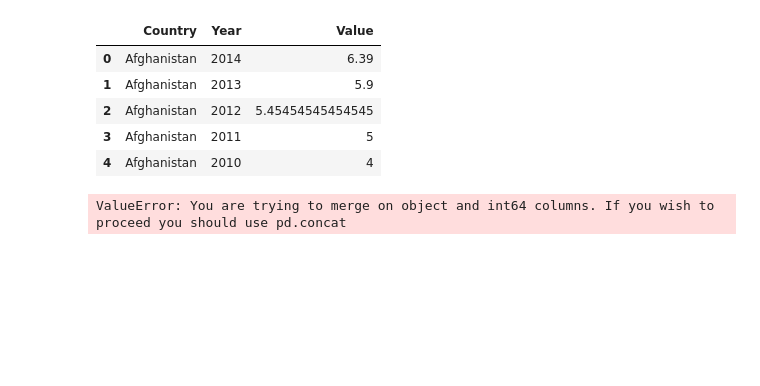
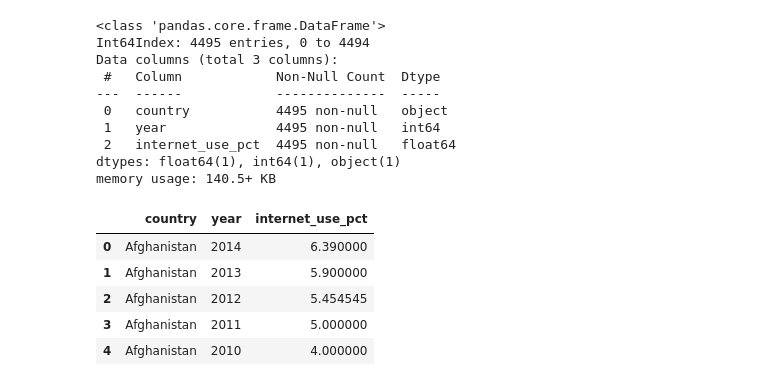
Before and after one commit to nss-data-science-cohort-5/un_exploration-bdfinlayson, a Jupyter notebook: slides.ipynb, the cells around one changed output. Drawn from its saved outputs; the diff is of its cells as text; code cells hidden in the pictures; blank space fills up the shorter version.

```diff
--- a/slides.ipynb
+++ b/slides.ipynb
@@ -43,44 +106,49 @@ gdp_df.head()
 # %%
 def is_year_filter(obj):
 	try:
 		datetime.strptime(obj, '%Y')
 		return obj
 	except Exception:
 		# print(f'{obj} is not a year')
 		return
 
 def is_numeric_filter(obj):
 	try:
 		float(obj)
 		return obj
 	except Exception:
 		# print(f'{obj} is not a number')
 		return
 
-internet_df = pd.read_csv(
+internet = pd.read_csv(
 	'data/internet_use.csv',
 	converters=
 	{
 		'Year': is_year_filter,
 		'Value': is_numeric_filter
 	})\
 	.dropna(subset=['Year', 'Value'])\
 	.drop(columns=['Value Footnotes'])\
-	.rename(columns={'Country or Area': 'Country'})
+	.rename(columns={'Country or Area': 'Country', 'Value': 'internet_use_pct'})\
+	.rename(columns=str.lower)\
+	.astype({'year': int, 'internet_use_pct': float})
 
-internet_df.head()
+internet.info()
+internet.head()
 # %% [output]
+<class 'pandas.core.frame.DataFrame'>
+Int64Index: 4495 entries, 0 to 4494
+Data columns (total 3 columns):
+ #   Column            Non-Null Count  Dtype
+---  ------            --------------  -----
+ 0   country           4495 non-null   object
+ 1   year              4495 non-null   int64
+ 2   internet_use_pct  4495 non-null   float64
+dtypes: float64(1), int64(1), object(1)
+memory usage: 140.5+ KB
-|  | Country | Year | Value |
-| 0 | Afghanistan | 2014 | 6.39 |
-| 1 | Afghanistan | 2013 | 5.9 |
-| 2 | Afghanistan | 2012 | 5.45454545454545 |
-| 3 | Afghanistan | 2011 | 5 |
-| 4 | Afghanistan | 2010 | 4 |
+|  | country | year | internet_use_pct |
+| 0 | Afghanistan | 2014 | 6.390000 |
+| 1 | Afghanistan | 2013 | 5.900000 |
+| 2 | Afghanistan | 2012 | 5.454545 |
+| 3 | Afghanistan | 2011 | 5.000000 |
+| 4 | Afghanistan | 2010 | 4.000000 |
-# %%
-gdp_internet_obesity_df = gdp_df\
-	.merge(internet_df, on=['Country', 'Year'])\
-	.merge(obesity_df, on=['Country', 'Year'])
-
-gdp_internet_obesity_df.head()
-# %% [output]
-ValueError: You are trying to merge on object and int64 columns. If you wish to proceed you should use pd.concat
```
Also changed, not shown: parts of 6 cells of this notebook, 3 other files.
